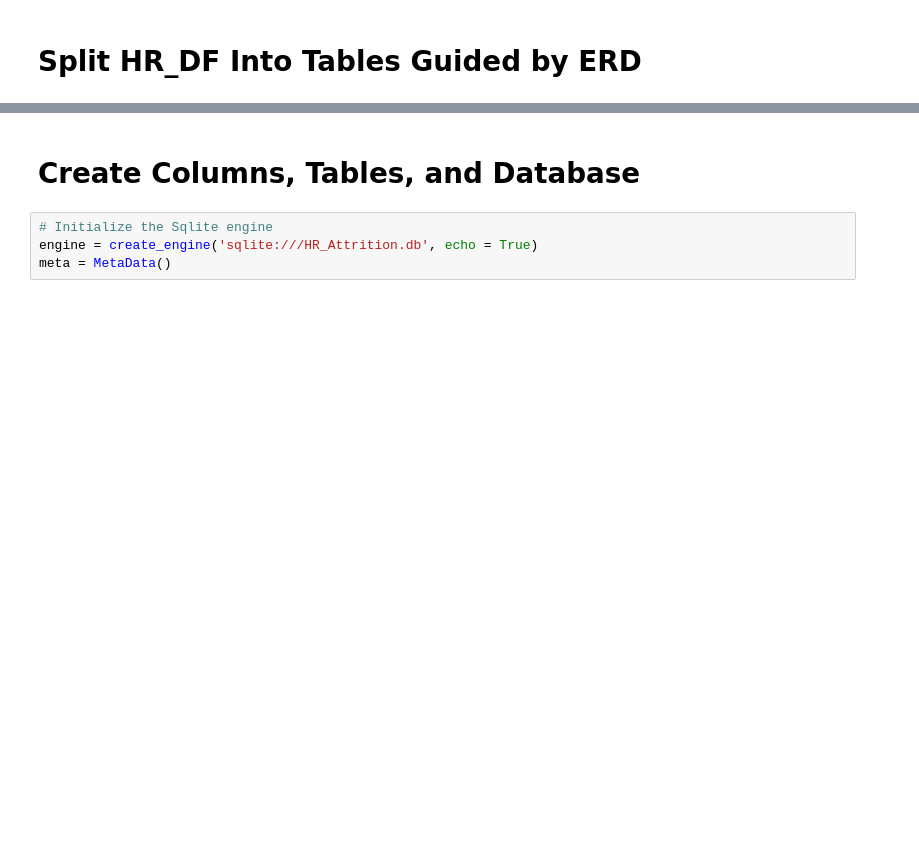
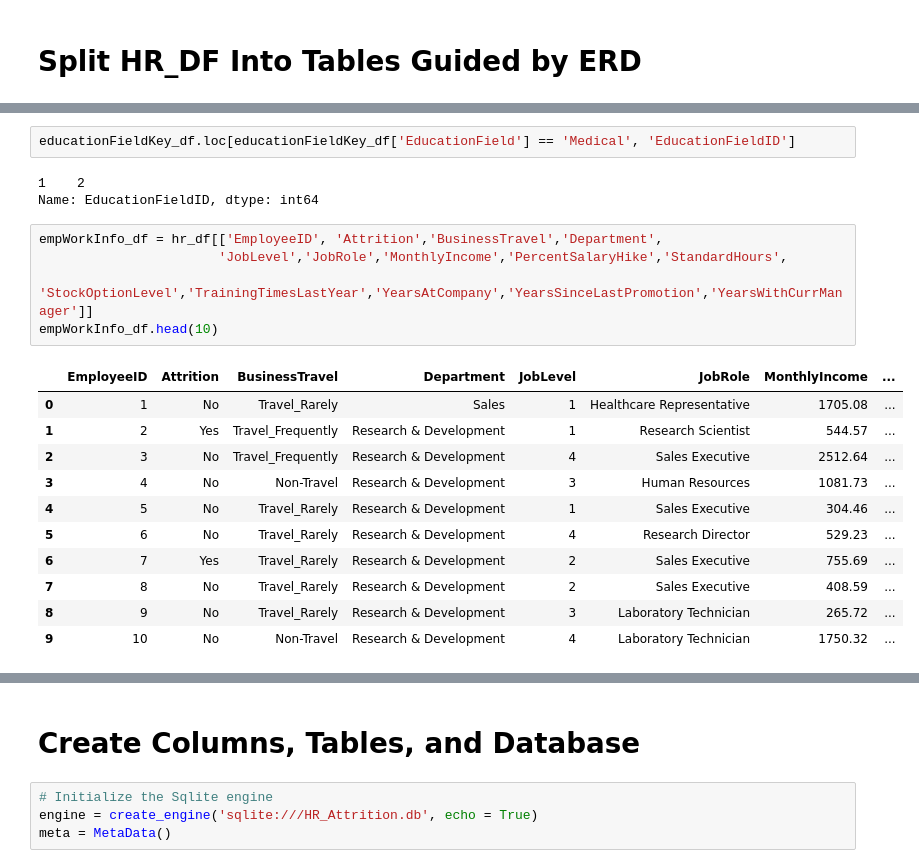
Before and after one commit to conorwhanson/UMN_Data_Capstone_Employee_Attrition, a Jupyter notebook: Oliver's Work/SQLite_DB_Creation.ipynb, the cells around one changed output, grey strips where cells are left out. Saved outputs shown, nothing was run; the diff lists cells and outputs as text; blank space fills up the shorter version.

```diff
--- a/Oliver's Work/SQLite_DB_Creation.ipynb
+++ b/Oliver's Work/SQLite_DB_Creation.ipynb
@@ -63,0 +224,22 @@ hr_df.describe()
+# %%
+educationFieldKey_df.loc[educationFieldKey_df['EducationField'] == 'Medical', 'EducationFieldID']
+# %% [output]
+1    2
+Name: EducationFieldID, dtype: int64
+# %%
+empWorkInfo_df = hr_df[['EmployeeID', 'Attrition','BusinessTravel','Department',
+                       'JobLevel','JobRole','MonthlyIncome','PercentSalaryHike','StandardHours',
+                       'StockOptionLevel','TrainingTimesLastYear','YearsAtCompany','YearsSinceLastPromotion','YearsWithCurrManager']]
+empWorkInfo_df.head(10)
+# %% [output]
+|  | EmployeeID | Attrition | BusinessTravel | Department | JobLevel | JobRole | MonthlyIncome | ... |
+| 0 | 1 | No | Travel_Rarely | Sales | 1 | Healthcare Representative | 1705.08 | ... |
+| 1 | 2 | Yes | Travel_Frequently | Research & Development | 1 | Research Scientist | 544.57 | ... |
+| 2 | 3 | No | Travel_Frequently | Research & Development | 4 | Sales Executive | 2512.64 | ... |
+| 3 | 4 | No | Non-Travel | Research & Development | 3 | Human Resources | 1081.73 | ... |
+| 4 | 5 | No | Travel_Rarely | Research & Development | 1 | Sales Executive | 304.46 | ... |
+| 5 | 6 | No | Travel_Rarely | Research & Development | 4 | Research Director | 529.23 | ... |
+| 6 | 7 | Yes | Travel_Rarely | Research & Development | 2 | Sales Executive | 755.69 | ... |
+| 7 | 8 | No | Travel_Rarely | Research & Development | 2 | Sales Executive | 408.59 | ... |
+| 8 | 9 | No | Travel_Rarely | Research & Development | 3 | Laboratory Technician | 265.72 | ... |
+| 9 | 10 | No | Non-Travel | Research & Development | 4 | Laboratory Technician | 1750.32 | ... |
```
Also changed, not shown: parts of 23 cells of this notebook.
